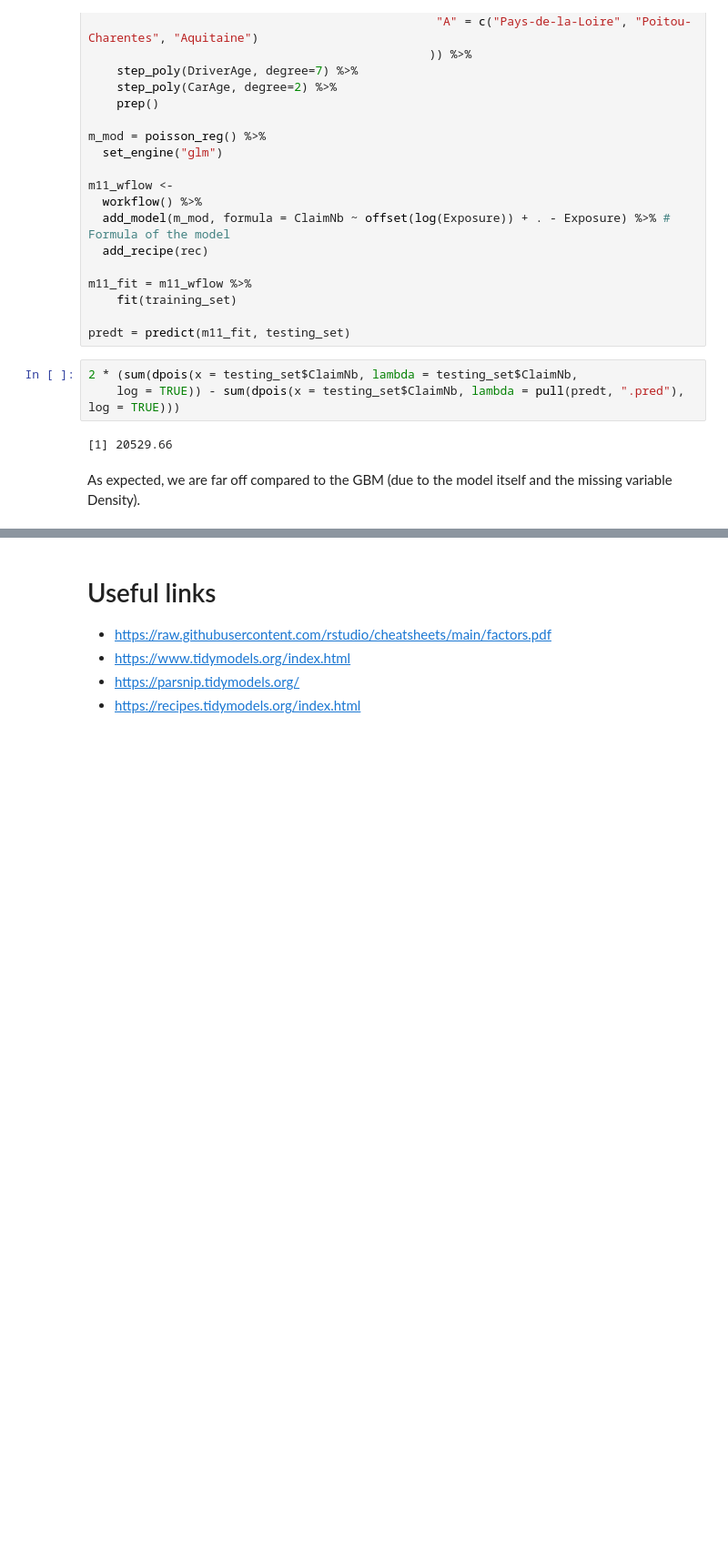
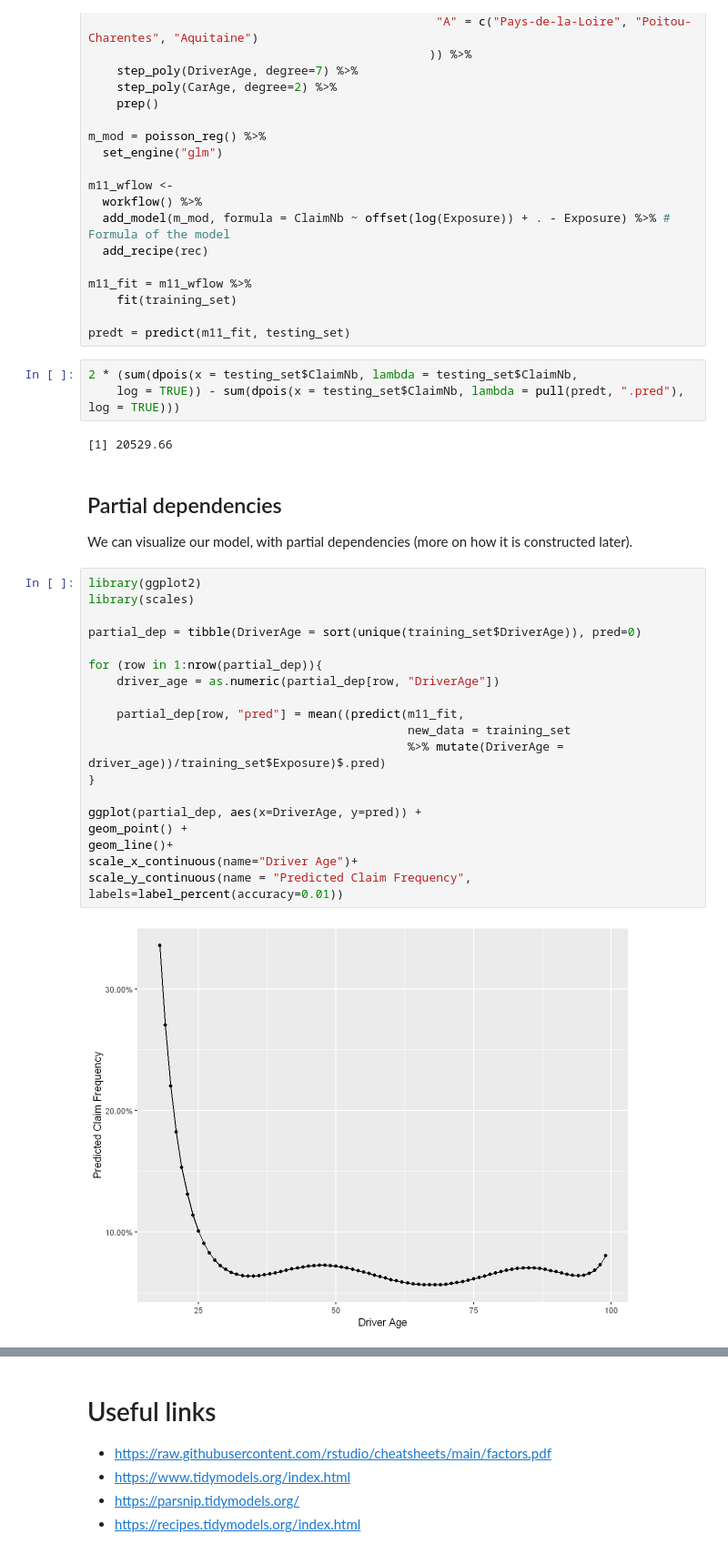
Before and after one commit to fpechon/UCLouvain-LACTU2110, a Jupyter notebook: 5. GLM/GLM.ipynb, the cells around one changed output, grey strips where cells are left out. Shown at 91% size. Drawn from its saved outputs; the diff is of its cells as text; blank space fills up the shorter version.

```diff
--- a/5. GLM/GLM.ipynb
+++ b/5. GLM/GLM.ipynb
@@ -1306,5 +1306,28 @@ predt = predict(m11_fit, testing_set)
     log = TRUE)) - sum(dpois(x = testing_set$ClaimNb, lambda = pull(predt, ".pred"), log = TRUE)))
 # %% [output]
 [1] 20529.66
-# %% [markdown]
-As expected, we are far off compared to the GBM (due to the model itself and the missing variable Density).
+# %% [markdown]
+## Partial dependencies
+
+We can visualize our model, with partial dependencies (more on how it is constructed later).
+# %%
+library(ggplot2)
+library(scales)
+
+partial_dep = tibble(DriverAge = sort(unique(training_set$DriverAge)), pred=0)
+
+for (row in 1:nrow(partial_dep)){
+    driver_age = as.numeric(partial_dep[row, "DriverAge"])
+
+    partial_dep[row, "pred"] = mean((predict(m11_fit,
+                                             new_data = training_set
+                                             %>% mutate(DriverAge = driver_age))/training_set$Exposure)$.pred)
+}
+
+ggplot(partial_dep, aes(x=DriverAge, y=pred)) +
+geom_point() +
+geom_line()+
+scale_x_continuous(name="Driver Age")+
+scale_y_continuous(name = "Predicted Claim Frequency", labels=label_percent(accuracy=0.01))
+# %% [output]
+[figure, added]
```
Also changed, not shown: parts of 5 cells of this notebook, 10 other files.
